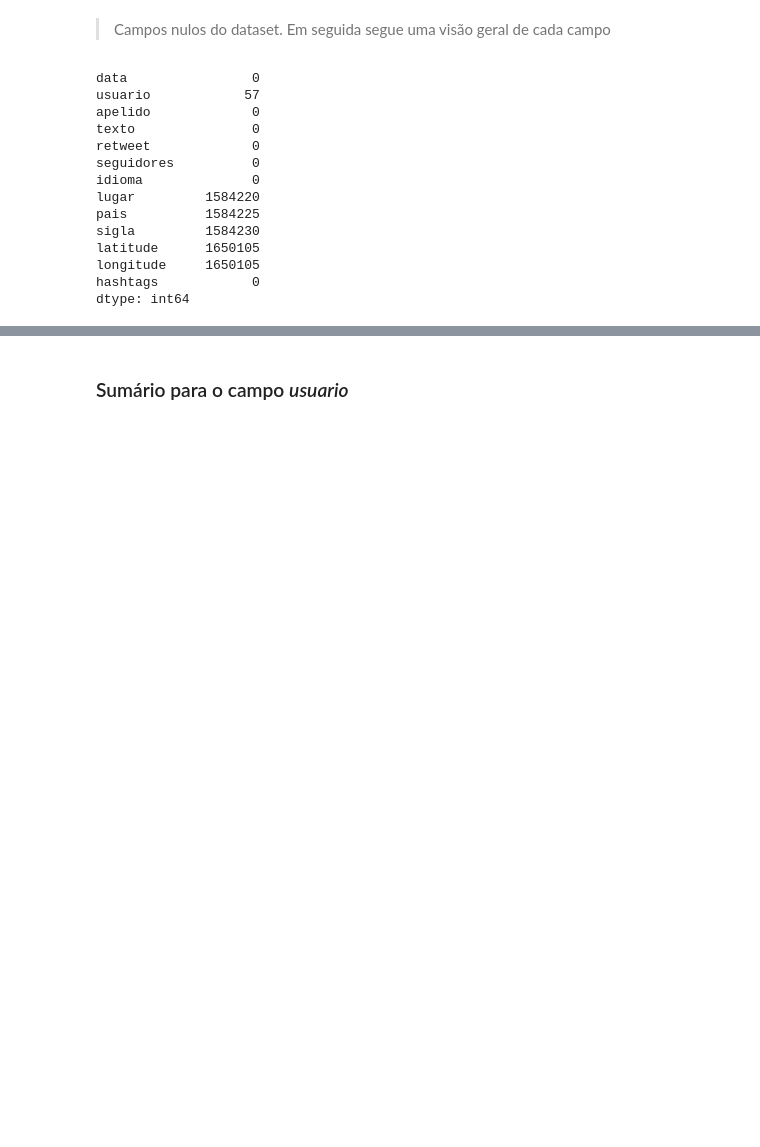
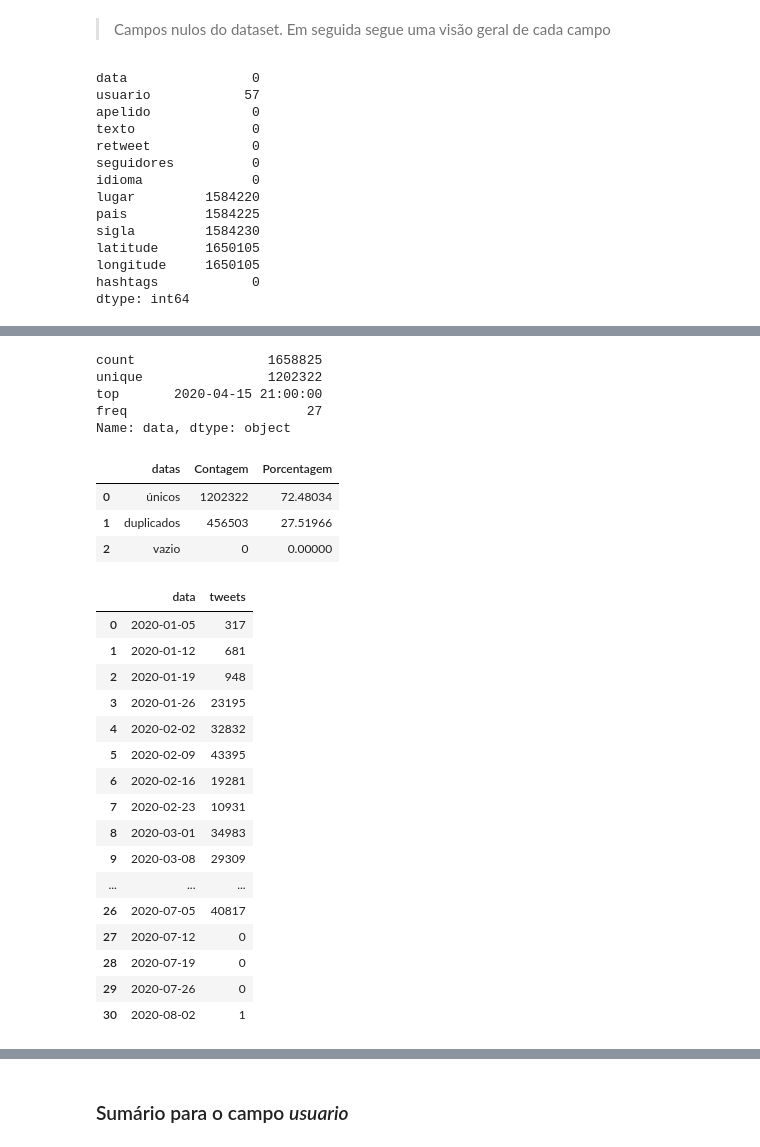
Before and after one commit to ednux/data-science-twitters-covid, a Jupyter notebook: main.ipynb, the cells around one changed output, grey strips where cells are left out. Cells and saved outputs as stored; diff of their text form; code cells hidden in the pictures; blank space fills up the shorter version.

```diff
--- a/main.ipynb
+++ b/main.ipynb
@@ -140,0 +153,23 @@ dataset.head()
+# %%
+dataset.data.describe()
+# %% [output]
+count                 1658825
+unique                1202322
+top       2020-04-15 21:00:00
+freq                       27
+Name: data, dtype: object
+# %%
+datas_total = len(dataset.data)
+datas_unicos = dataset.data.nunique()
+datas_null = dataset.data.isnull().sum()
+datas_duplicados = datas_total - datas_unicos - datas_null
+datas_df = pd.DataFrame({
+                  'datas': ['únicos', 'duplicados', 'vazio'] ,
+                   'Contagem' : [datas_unicos, datas_duplicados, datas_null],
+                   'Porcentagem' : [(datas_unicos/datas_total)*100, (datas_duplicados/datas_total)*100, (datas_null/datas_total)*100]})
+datas_df
+# %% [output]
+|  | datas | Contagem | Porcentagem |
+| 0 | únicos | 1202322 | 72.48034 |
+| 1 | duplicados | 456503 | 27.51966 |
+| 2 | vazio | 0 | 0.00000 |
@@ -140,0 +204,20 @@ dataset.head()
+# %%
+data_semana
+# %% [output]
+|  | data | tweets |
+| 0 | 2020-01-05 | 317 |
+| 1 | 2020-01-12 | 681 |
+| 2 | 2020-01-19 | 948 |
+| 3 | 2020-01-26 | 23195 |
+| 4 | 2020-02-02 | 32832 |
+| 5 | 2020-02-09 | 43395 |
+| 6 | 2020-02-16 | 19281 |
+| 7 | 2020-02-23 | 10931 |
+| 8 | 2020-03-01 | 34983 |
+| 9 | 2020-03-08 | 29309 |
+| ... | ... | ... |
+| 26 | 2020-07-05 | 40817 |
+| 27 | 2020-07-12 | 0 |
+| 28 | 2020-07-19 | 0 |
+| 29 | 2020-07-26 | 0 |
+| 30 | 2020-08-02 | 1 |
```
Also changed, not shown: parts of 7 cells of this notebook.
